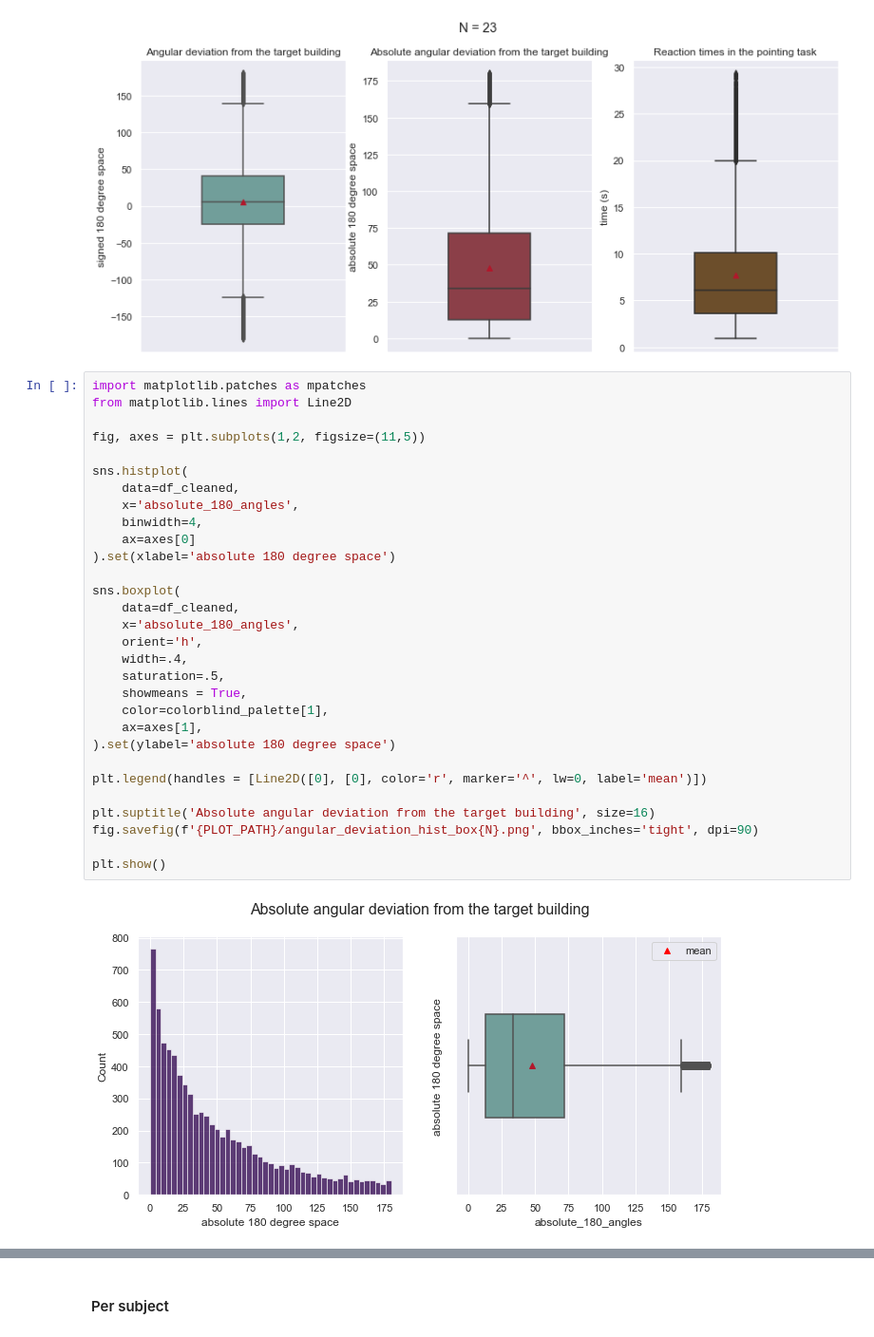
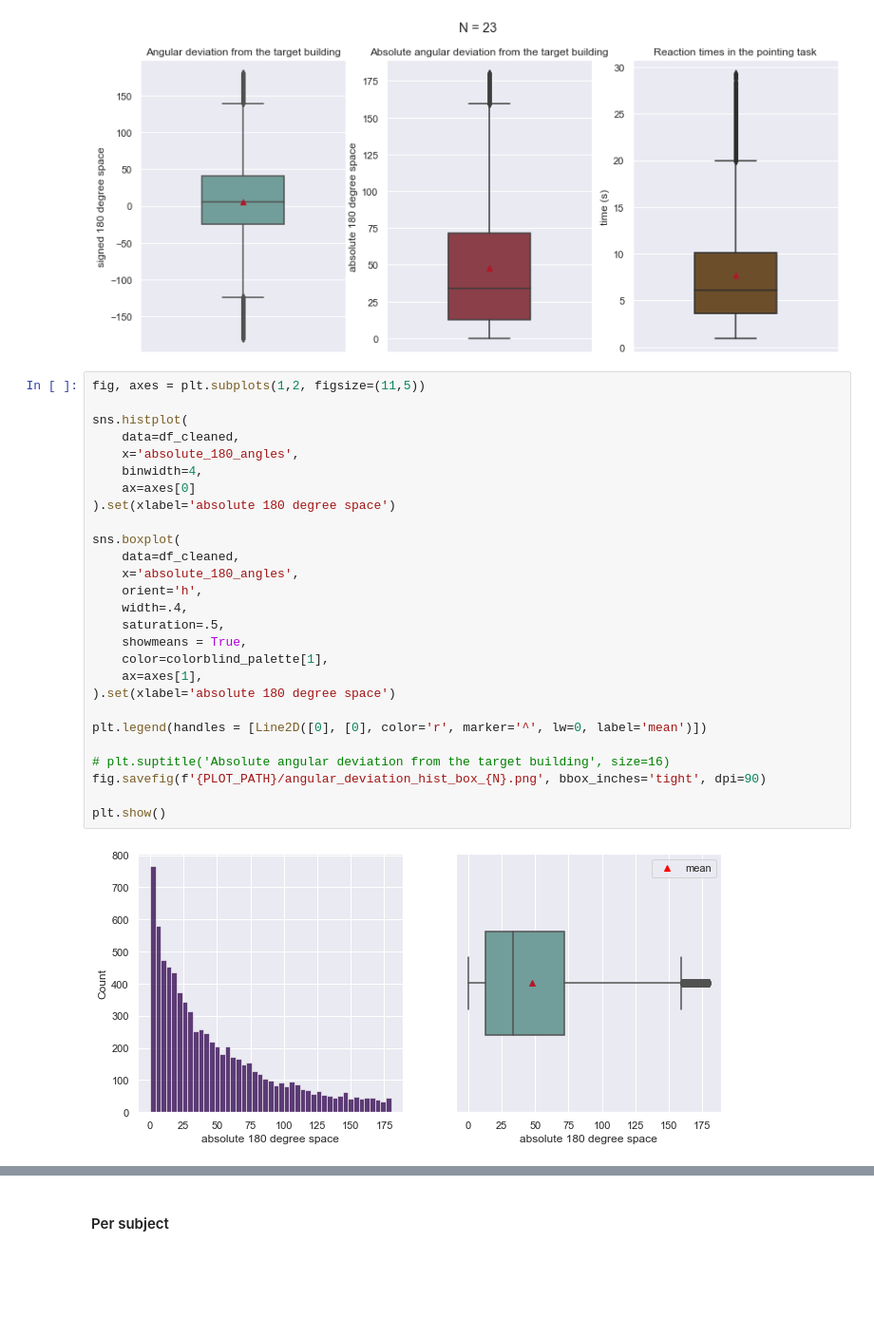
Before and after one commit to nora-maleki/humanA-pointing-task-analysis, a Jupyter notebook: analyses/01_main/02_descriptives.ipynb, the cells around one changed output, grey strips where cells are left out. Shown at 95% size. Drawn from its saved outputs; the diff is of its cells as text; blank space fills up the shorter version.

Commit message:
added new plots

```diff
--- a/analyses/01_main/02_descriptives.ipynb
+++ b/analyses/01_main/02_descriptives.ipynb
@@ -203,34 +217,31 @@ plt.show()
 # %% [output]
 [figure]
 # %%
-import matplotlib.patches as mpatches
-from matplotlib.lines import Line2D
-
 fig, axes = plt.subplots(1,2, figsize=(11,5))
 
 sns.histplot(
     data=df_cleaned,
     x='absolute_180_angles',
     binwidth=4,
     ax=axes[0]
 ).set(xlabel='absolute 180 degree space')
 
 sns.boxplot(
     data=df_cleaned,
     x='absolute_180_angles',
     orient='h',
     width=.4,
     saturation=.5,
     showmeans = True,
     color=colorblind_palette[1],
     ax=axes[1],
-).set(ylabel='absolute 180 degree space')
+).set(xlabel='absolute 180 degree space')
 
 plt.legend(handles = [Line2D([0], [0], color='r', marker='^', lw=0, label='mean')])
 
-plt.suptitle('Absolute angular deviation from the target building', size=16)
-fig.savefig(f'{PLOT_PATH}/angular_deviation_hist_box{N}.png', bbox_inches='tight', dpi=90)
+# plt.suptitle('Absolute angular deviation from the target building', size=16)
+fig.savefig(f'{PLOT_PATH}/angular_deviation_hist_box_{N}.png', bbox_inches='tight', dpi=90)
 
 plt.show()
 # %% [output]
-[figure, old version]
+[figure, new version]
```
Also changed, not shown: parts of 4 cells of this notebook.
